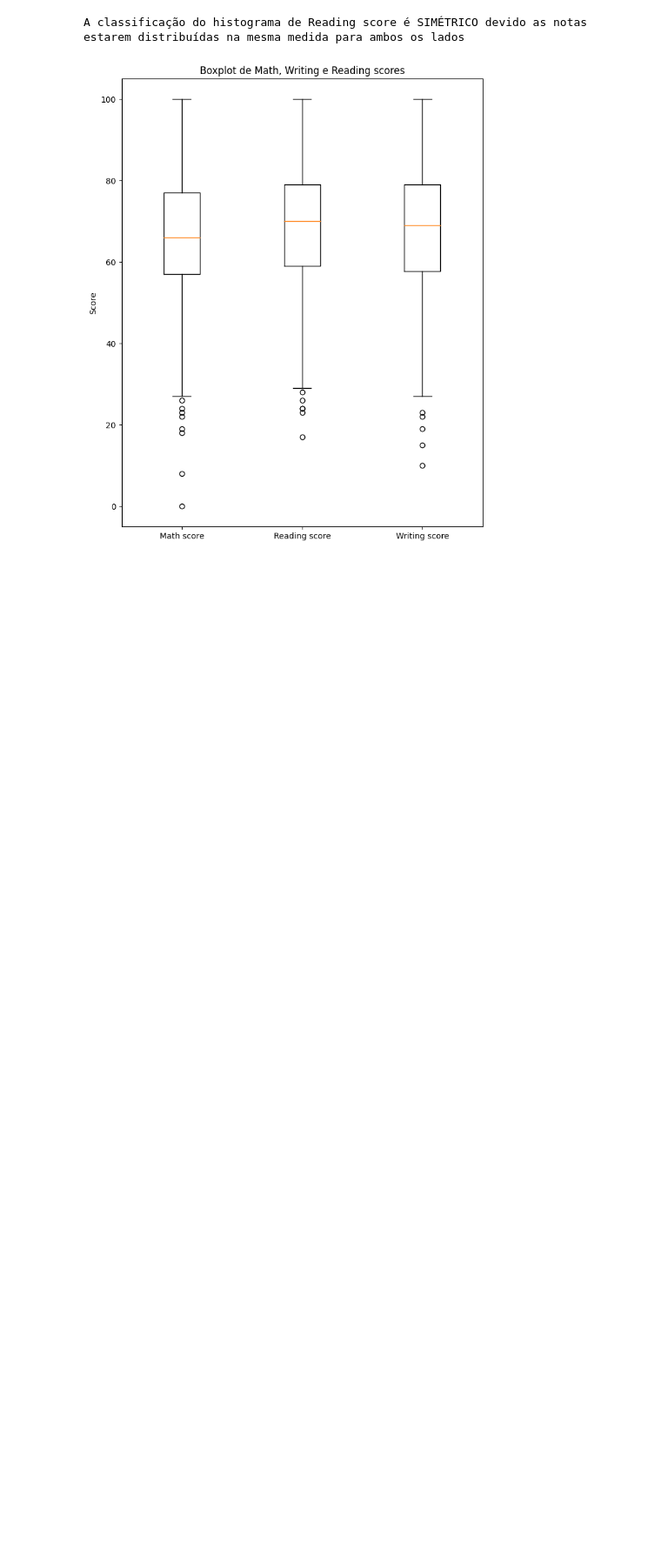
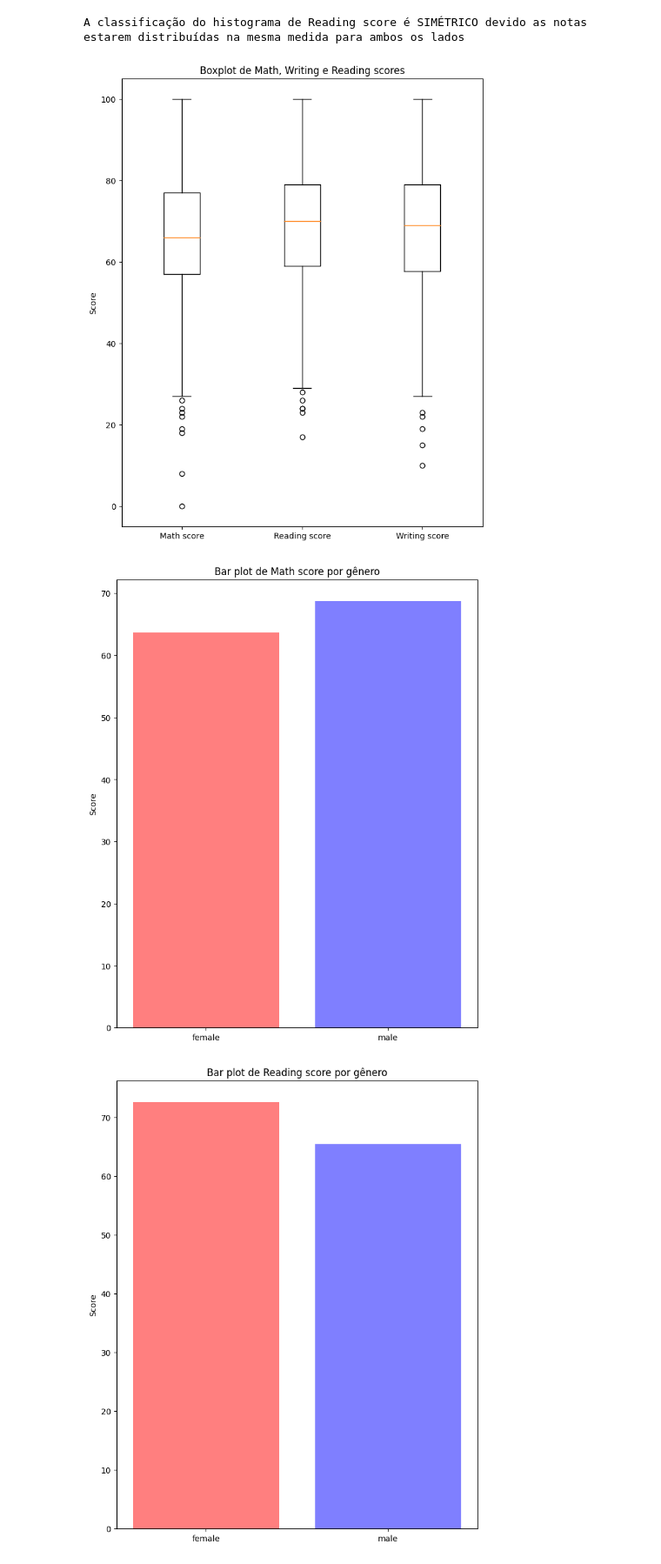
Before and after one commit to dsreliete/Womakerscode-DA-desafio_squad, a Jupyter notebook: Desafio2.ipynb, the cells around one changed output. Shown at 87% size. Cells and saved outputs as stored; diff of their text form; code cells hidden in the pictures; blank space fills up the shorter version.

Commit message:
exercicios extras fim

```diff
--- a/Desafio2.ipynb
+++ b/Desafio2.ipynb
@@ -232,0 +230,61 @@ A classificação do histograma de Reading score é SIMÉTRICO devido as notas e
+# %%
+# Exercícios extras
+
+plt.rcParams['figure.figsize'] = [8, 10]
+
+gender_math_mean = df_students.groupby(['gender'])[['math score']].agg(['mean'])
+gender_math_labels = gender_math_mean.index
+gender_math_colors = ['red', 'blue']
+mean_math_scores = gender_math_mean.values.flatten()
+plt.bar(gender_math_labels, mean_math_scores, alpha=0.5, label='Math score', color=gender_math_colors)
+plt.title('Bar plot de Math score por gênero')
+plt.ylabel('Score')
+plt.show()
+
+gender_read_mean = df_students.groupby(['gender'])[['reading score']].agg(['mean'])
+gender_read_labels = gender_read_mean.index
+gender_read_colors = ['red', 'blue']
+mean_read_scores = gender_read_mean.values.flatten()
+plt.bar(gender_read_labels, mean_read_scores, alpha=0.5, label='Reading score', color=gender_read_colors)
+plt.title('Bar plot de Reading score por gênero')
+plt.ylabel('Score')
+plt.show()
+
+gender_write_mean = df_students.groupby(['gender'])[['writing score']].agg(['mean'])
+gender_write_labels = gender_write_mean.index
+gender_write_colors = ['red', 'blue']
+mean_write_scores = gender_write_mean.values.flatten()
+plt.bar(gender_write_labels, mean_write_scores, alpha=0.5, label='Writing score', color=gender_write_colors)
+plt.title('Bar plot de Writing score por gênero')
+plt.ylabel('Score')
+plt.show()
+
+raca_read_mean = df_students.groupby(['race/ethnicity'])[['reading score']].agg(['mean'])
+raca_mean_read_labels = raca_read_mean.index
+raca_math_colors = ['blue', 'yellow', 'green', 'red', 'black']
+mean_read_scores = raca_read_mean.values.flatten()
+plt.bar(raca_mean_read_labels, mean_read_scores, alpha=0.5, label='Reading score', color=raca_math_colors)
+plt.title('Bar plot de Reading score por race/ethnicity')
+plt.ylabel('Score')
+plt.show()
+
+raca_math_mean = df_students.groupby(['race/ethnicity'])[['math score']].agg(['mean'])
+raca_math_labels = raca_math_mean.index
+raca_math_colors = ['blue', 'yellow', 'green', 'red', 'black']
+mean_math_scores = raca_math_mean.values.flatten()
+plt.bar(raca_math_labels, mean_math_scores, alpha=0.5, label='Math score', color=raca_math_colors)
+plt.title('Bar plot de Math score por race/ethnicity')
+plt.ylabel('Score')
+plt.show()
+
+raca_write_mean = df_students.groupby(['race/ethnicity'])[['writing score']].agg(['mean'])
+raca_write_labels = raca_math_mean.index
+raca_write_colors = ['blue', 'yellow', 'green', 'red', 'black']
+mean_write_scores = raca_write_mean.values.flatten()
+plt.bar(raca_write_labels, mean_write_scores, alpha=0.5, label='Writing score', color=raca_write_colors)
+plt.title('Bar plot de Writing score por race/ethnicity')
+plt.ylabel('Score')
+plt.show()
+# %% [output]
+[figure, added]
+[figure, added]
```
Also changed, not shown: parts of 3 cells of this notebook.
